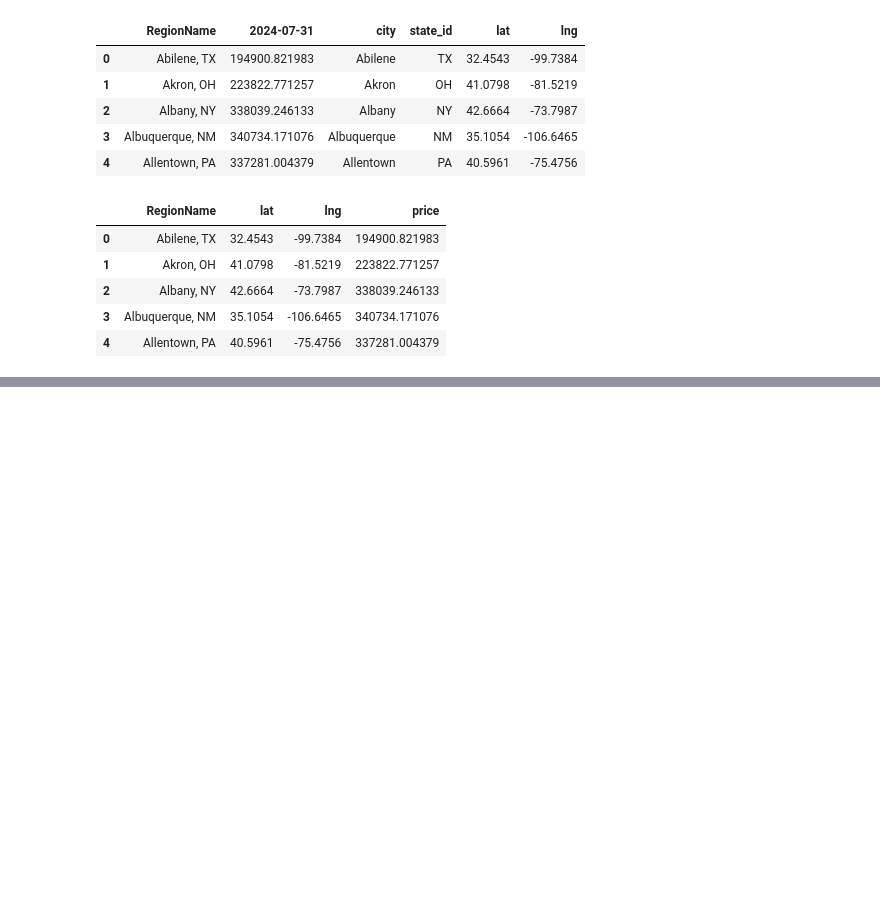
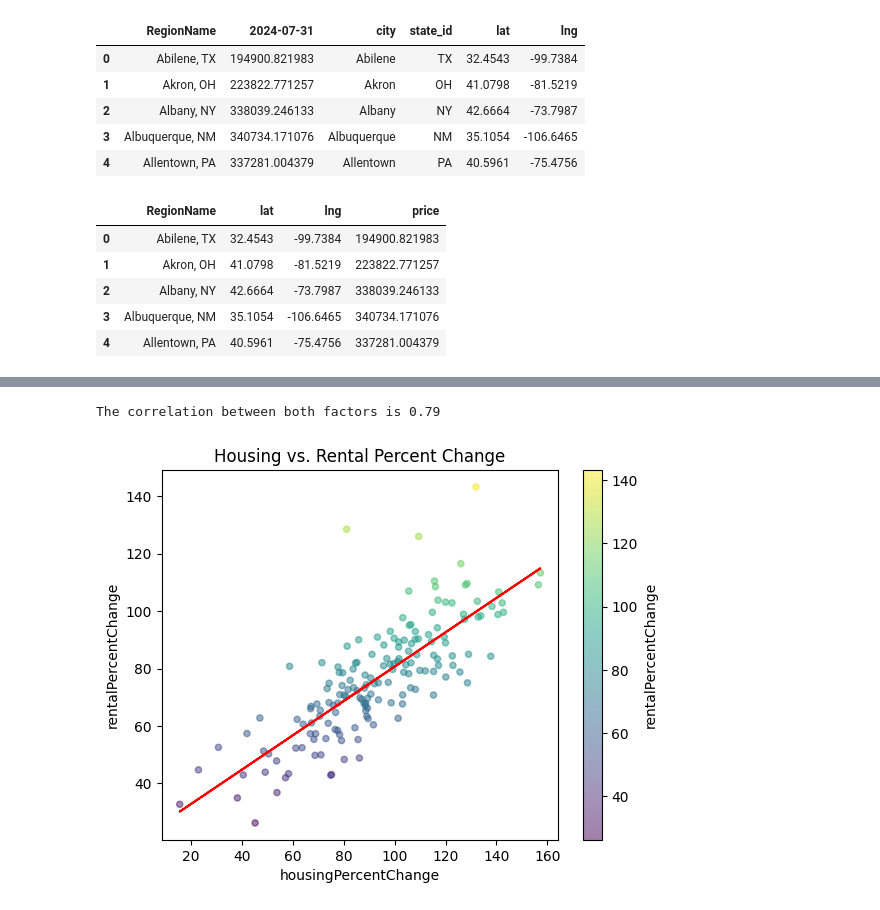
Before and after one commit to elgnol/RealEstate_Project_3, a Jupyter notebook: Analysis/Data_analysis_tatyana.ipynb, the cells around one changed output, grey strips where cells are left out. Saved outputs shown, nothing was run; the diff lists cells and outputs as text; code cells hidden in the pictures; blank space fills up the shorter version.

```diff
--- a/Analysis/Data_analysis_tatyana.ipynb
+++ b/Analysis/Data_analysis_tatyana.ipynb
@@ -356,0 +386,3 @@ rental_heat_df.to_json('rental_heat_df.json', orient='records', indent=4)
+# %%
+filtered_home_df["discrepancy"] = difference
+filtered_home_df.head()
@@ -356,0 +425,8 @@ rental_heat_df.to_json('rental_heat_df.json', orient='records', indent=4)
+# %%
+# dataframe for % change in home values
+home_percents = filtered_home_df[["RegionName", "housingPercentChange"]]
+home_percents = pd.merge(home_percents, cities_df_simple, on = 'RegionName', how = 'inner')
+home_percents = home_percents[["RegionName", "lat", "lng", "housingPercentChange"]]
+# show top 5
+home_top_5 = home_percents.sort_values(by = 'housingPercentChange', ascending = False).head()
+home_top_5
@@ -356,0 +440,8 @@ rental_heat_df.to_json('rental_heat_df.json', orient='records', indent=4)
+# %%
+# dataframe for % change in rental prices
+rental_percents = rental_df[["RegionName", "rentalPercentChange"]]
+rental_percents = pd.merge(rental_percents, cities_df_simple, on = 'RegionName', how = 'inner')
+rental_percents = rental_percents[["RegionName", "lat", "lng", "rentalPercentChange"]]
+# show top 5
+rental_top_5 = rental_percents.sort_values(by = 'rentalPercentChange', ascending = False).head()
+rental_top_5
@@ -356,0 +481,3 @@ rental_heat_df.to_json('rental_heat_df.json', orient='records', indent=4)
+# %%
+merged_df = pd.merge(home_percents, rental_percents, on = 'RegionName')
+merged_df.head()
@@ -356,0 +491,21 @@ rental_heat_df.to_json('rental_heat_df.json', orient='records', indent=4)
+# %%
+merged_df.plot(kind="scatter", x= 'housingPercentChange' ,
+          y='rentalPercentChange',
+          c='rentalPercentChange',
+          cmap='viridis', alpha=0.5,
+          xlabel='housingPercentChange',
+          ylabel='rentalPercentChange',
+          title='Housing vs. Rental Percent Change',)
+x_values = merged_df["housingPercentChange"]
+y_values = merged_df["rentalPercentChange"]
+(slope, intercept, rvalue, pvalue, stderr) = st.linregress(x_values, y_values)
+regress_values = x_values * slope + intercept
+plt.plot(x_values,regress_values,"r-")
+
+correlation = st.pearsonr(x_values, y_values)
+print(f"The correlation between both factors is {round(st.pearsonr(x_values,y_values)[0],2)}")
+
+plt.savefig("../IMAGES/rental_vs_housing_corr.png")
+# %% [output]
+The correlation between both factors is 0.79
+[figure, added]
```
Also changed, not shown: parts of 15 cells of this notebook, 5 other files.
